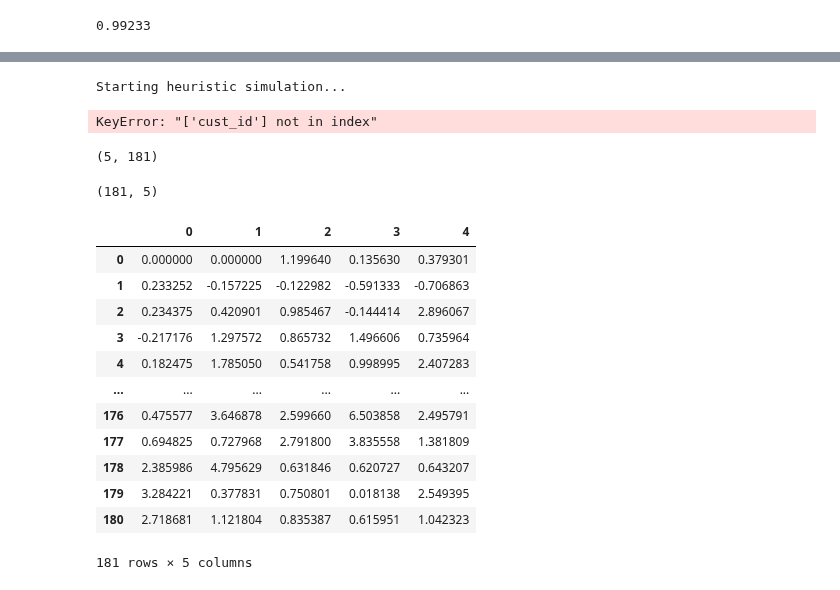
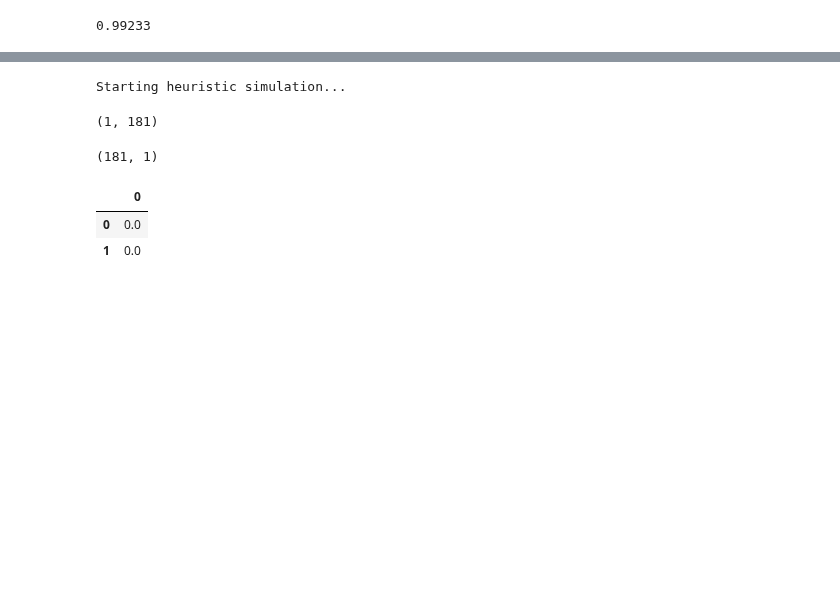
Before and after one commit to akseldkw07/Waymo-Agent, a Jupyter notebook: notebooks/training/ppo-vs-heuristic.ipynb, the cells around one changed output, grey strips where cells are left out. Drawn from its saved outputs; the diff is of its cells as text; code cells hidden in the pictures; blank space fills up the shorter version.

Commit message:
torch-np-bug-fix Modified: - ppo-vs-heuristic.ipynb - enriched_df_base.py - ENV.py - action_mixin.py - obs_space_mixin.py - ppo_model.py - notebook_imports.py

```diff
--- a/notebooks/training/ppo-vs-heuristic.ipynb
+++ b/notebooks/training/ppo-vs-heuristic.ipynb
@@ -105,34 +105,23 @@ Assigned lambda values to nodes. Total lambda: 2.2383 (target: 2.3460)
 # %%
-REWARDS, OBS, ACT, env_curr, agents = run_heuristic_simulation(env_heuristic, num_iter=5)
+REWARDS, OBS, ACT, env_curr, agents = run_heuristic_simulation(env_heuristic, num_iter=1)
 # %% [output]
 Starting heuristic simulation...
-KeyError: "['cust_id'] not in index"
 # %%
 arr = np.array(REWARDS)
 arr.shape
 # %% [output]
-(5, 181)
+(1, 181)
 # %%
 arr2 = arr.reshape(-1, arr.shape[0])
 arr2.shape
 # %% [output]
-(181, 5)
+(181, 1)
 # %%
-pd.DataFrame(arr2)
+pd.DataFrame(arr2).head(2)
 # %% [output]
-|  | 0 | 1 | 2 | 3 | 4 |
-| 0 | 0.000000 | 0.000000 | 1.199640 | 0.135630 | 0.379301 |
-| 1 | 0.233252 | -0.157225 | -0.122982 | -0.591333 | -0.706863 |
-| 2 | 0.234375 | 0.420901 | 0.985467 | -0.144414 | 2.896067 |
-| 3 | -0.217176 | 1.297572 | 0.865732 | 1.496606 | 0.735964 |
-| 4 | 0.182475 | 1.785050 | 0.541758 | 0.998995 | 2.407283 |
-| ... | ... | ... | ... | ... | ... |
-| 176 | 0.475577 | 3.646878 | 2.599660 | 6.503858 | 2.495791 |
-| 177 | 0.694825 | 0.727968 | 2.791800 | 3.835558 | 1.381809 |
-| 178 | 2.385986 | 4.795629 | 0.631846 | 0.620727 | 0.643207 |
-| 179 | 3.284221 | 0.377831 | 0.750801 | 0.018138 | 2.549395 |
-| 180 | 2.718681 | 1.121804 | 0.835387 | 0.615951 | 1.042323 |
+|  | 0 |
+| 0 | 0.0 |
+| 1 | 0.0 |
-181 rows × 5 columns
 # %%
 from waymo_agent.graph_env.ENV import RideShareEnv
 from waymo_agent.models.ppo_model import (
```
Also changed, not shown: parts of 8 cells of this notebook, 6 other files.
